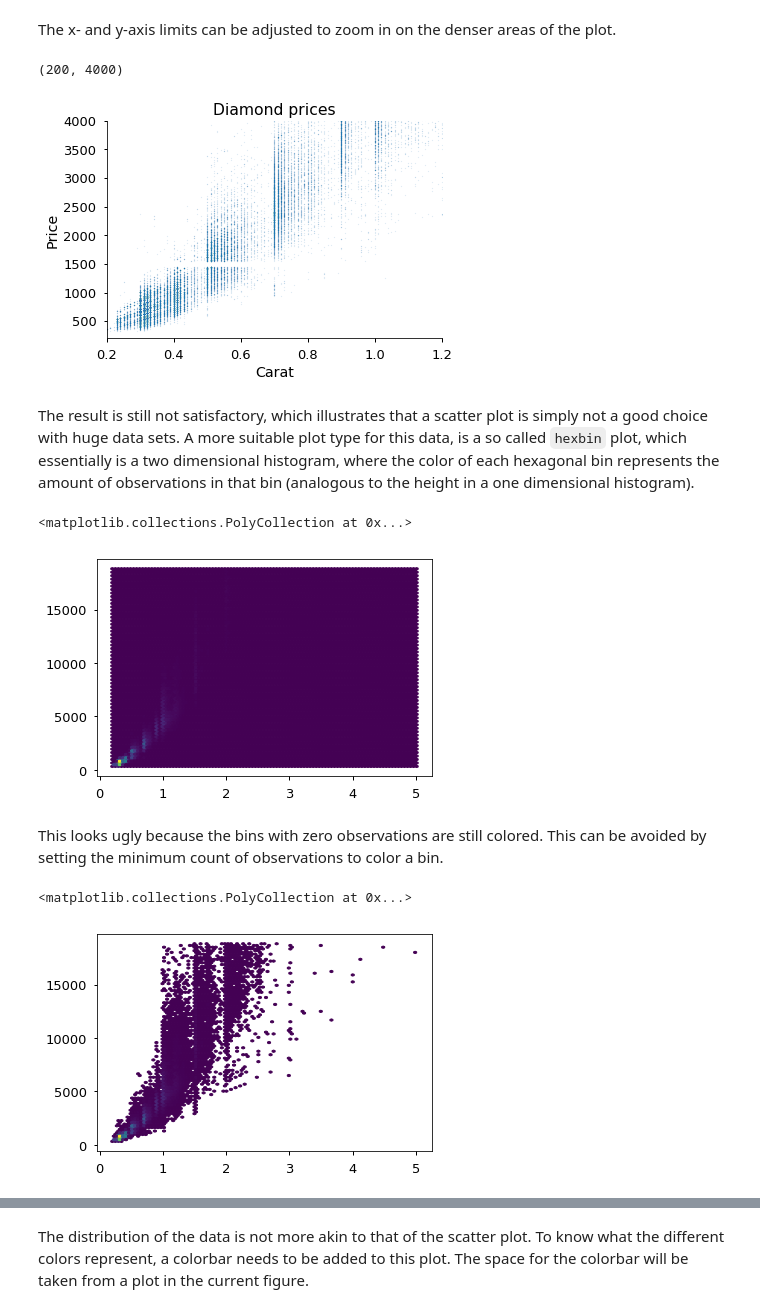
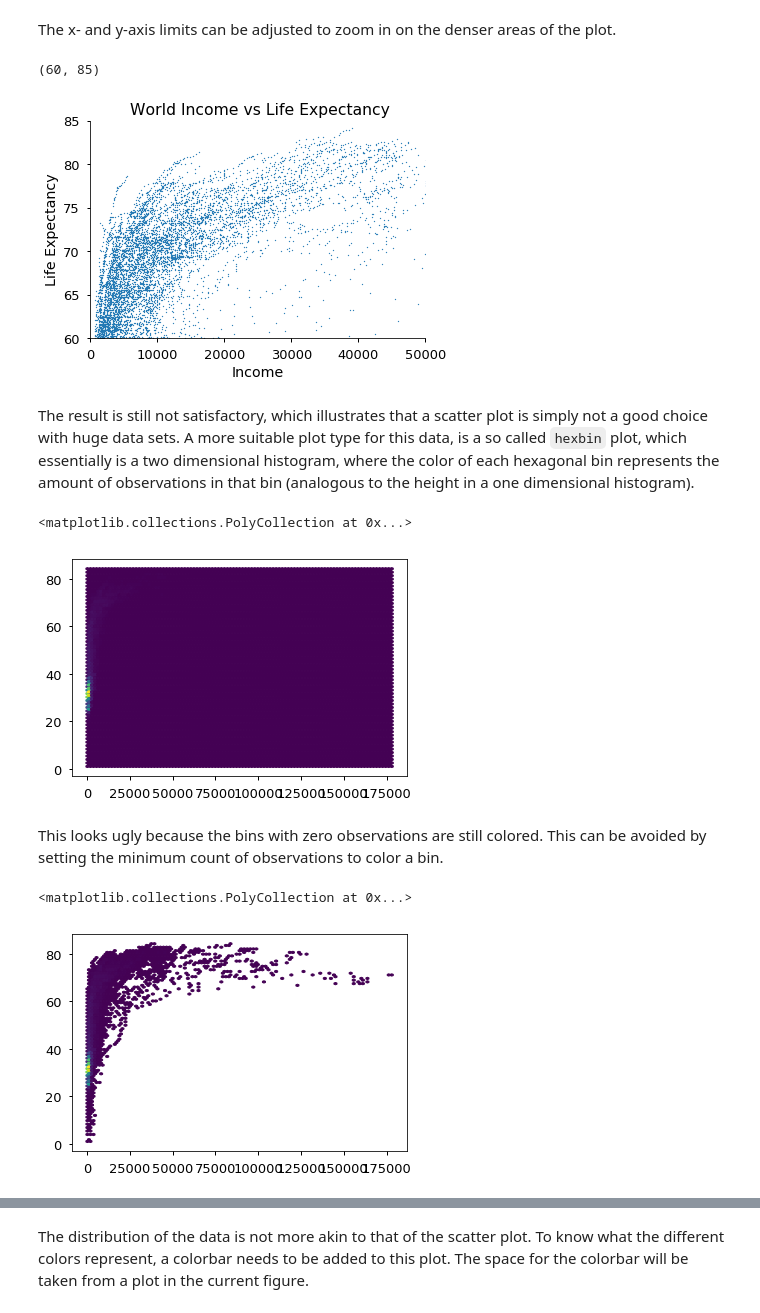
Before and after one commit to UofTCoders/2018-09-10-utoronto, a Jupyter notebook: code/4-advanced-gapminder.ipynb, the cells around one changed output, grey strips where cells are left out. Cells and saved outputs as stored; diff of their text form; code cells hidden in the pictures.

```diff
--- a/code/4-advanced-gapminder.ipynb
+++ b/code/4-advanced-gapminder.ipynb
@@ -367,30 +371,30 @@ Text(0,0.5,'Price')
 The x- and y-axis limits can be adjusted to zoom in on the denser areas of the plot.
 # %%
 fig, ax = plt.subplots()
-ax.scatter('carat', 'price', data=diamonds, s=1, alpha=0.1)
+ax.scatter('income', 'life_expectancy', data=survey, s=1)
 sns.despine()
 
-ax.set_title('Diamond prices')
-ax.set_xlabel('Carat')
-ax.set_ylabel('Price')
-ax.set_xlim(0.2, 1.2)
-ax.set_ylim(200, 4000)
+ax.set_title(' World Income vs Life Expectancy')
+ax.set_xlabel('Income')
+ax.set_ylabel('Life Expectancy')
+ax.set_xlim(0, 50000)
+ax.set_ylim(60, 85)
 # %% [output]
-(200, 4000)
+(60, 85)
-[figure, old version]
+[figure, new version]
 # %% [markdown]
 The result is still not satisfactory, which illustrates that a scatter plot is simply not a good choice with huge data sets. A more suitable plot type for this data, is a so called `hexbin` plot, which essentially is a two dimensional histogram, where the color of each hexagonal bin represents the amount of observations in that bin (analogous to the height in a one dimensional histogram).
 # %%
 fig, ax = plt.subplots()
-ax.hexbin('carat', 'price', data=diamonds)
+ax.hexbin('income', 'life_expectancy', data=survey)
 # %% [output]
 <matplotlib.collections.PolyCollection at 0x...>
-[figure, old version]
+[figure, new version]
 # %% [markdown]
 This looks ugly because the bins with zero observations are still colored. This can be avoided by setting the minimum count of observations to color a bin.
 # %%
 fig, ax = plt.subplots()
-ax.hexbin('carat', 'price', data=diamonds, mincnt=1)
+ax.hexbin('income', 'life_expectancy', data=survey, mincnt=1)
 # %% [output]
 <matplotlib.collections.PolyCollection at 0x...>
-[figure, old version]
+[figure, new version]
```
Also changed, not shown: parts of 26 cells of this notebook.
